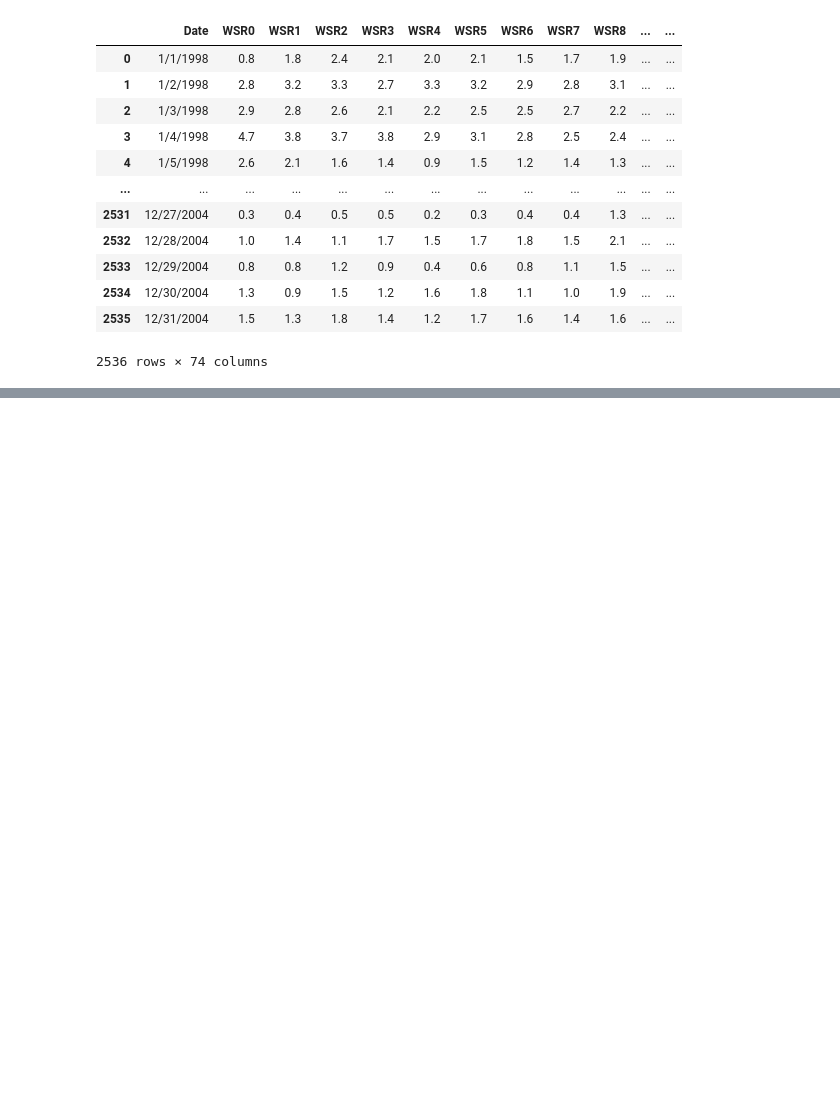
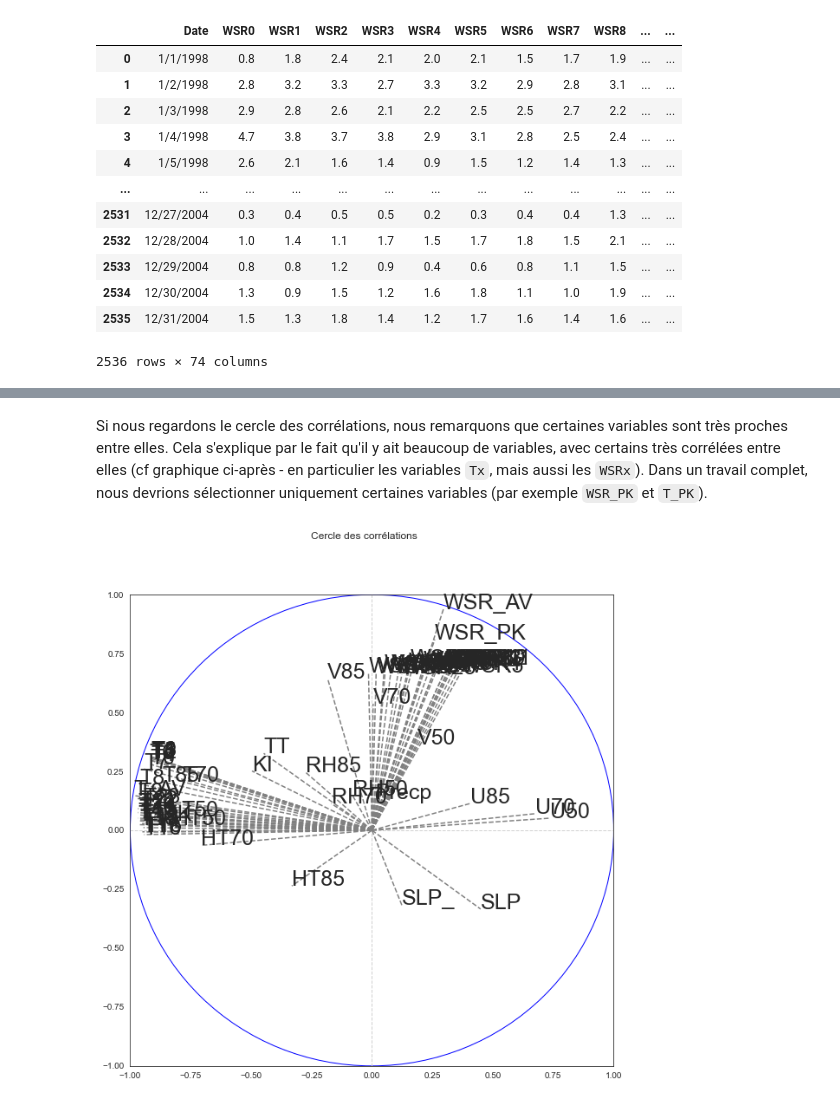
Before and after one commit to fxjollois/cours-2023-2024, a Jupyter notebook: ufr--m1-dci--ecd/seance9-correction.ipynb, the cells around one changed output, grey strips where cells are left out. Saved outputs shown, nothing was run; the diff lists cells and outputs as text; code cells hidden in the pictures; blank space fills up the shorter version.

```diff
--- a/ufr--m1-dci--ecd/seance9-correction.ipynb
+++ b/ufr--m1-dci--ecd/seance9-correction.ipynb
@@ -60,0 +198,21 @@ data
+# %% [markdown]
+Si nous regardons le cercle des corrélations, nous remarquons que certaines variables sont très proches entre elles. Cela s'explique par le fait qu'il y ait beaucoup de variables, avec certains très corrélées entre elles (cf graphique ci-après - en particulier les variables `Tx`, mais aussi les `WSRx`). Dans un travail complet, nous devrions sélectionner uniquement certaines variables (par exemple `WSR_PK` et `T_PK`).
+# %%
+coordvar_df = pandas.DataFrame(pca.components_.T * numpy.sqrt(pca.explained_variance_),
+                               columns=['PC'+str(i+1) for i in range(X_pca_row.shape[1])],
+                               index=X.columns)
+
+fig, axes = plt.subplots(figsize = (10, 10))
+fig.suptitle("Cercle des corrélations")
+axes.set_xlim(-1, 1)
+axes.set_ylim(-1, 1)
+axes.axvline(x = 0, color = 'lightgray', linestyle = '--', linewidth = 1)
+axes.axhline(y = 0, color = 'lightgray', linestyle = '--', linewidth = 1)
+for j in range(X.shape[1]):
+    axes.text(coordvar_df["PC1"].iloc[j],coordvar_df["PC2"].iloc[j], coordvar_df.index[j], size = 25)
+    axes.plot([0,coordvar_df["PC1"].iloc[j]], [0,coordvar_df["PC2"].iloc[j]], color = "gray", linestyle = 'dashed')
+plt.gca().add_artist(plt.Circle((0,0),1,color='blue',fill=False))
+
+plt.show()
+# %% [output]
+[figure, added]
```
Also changed, not shown: parts of 59 cells of this notebook, 1 other file.
